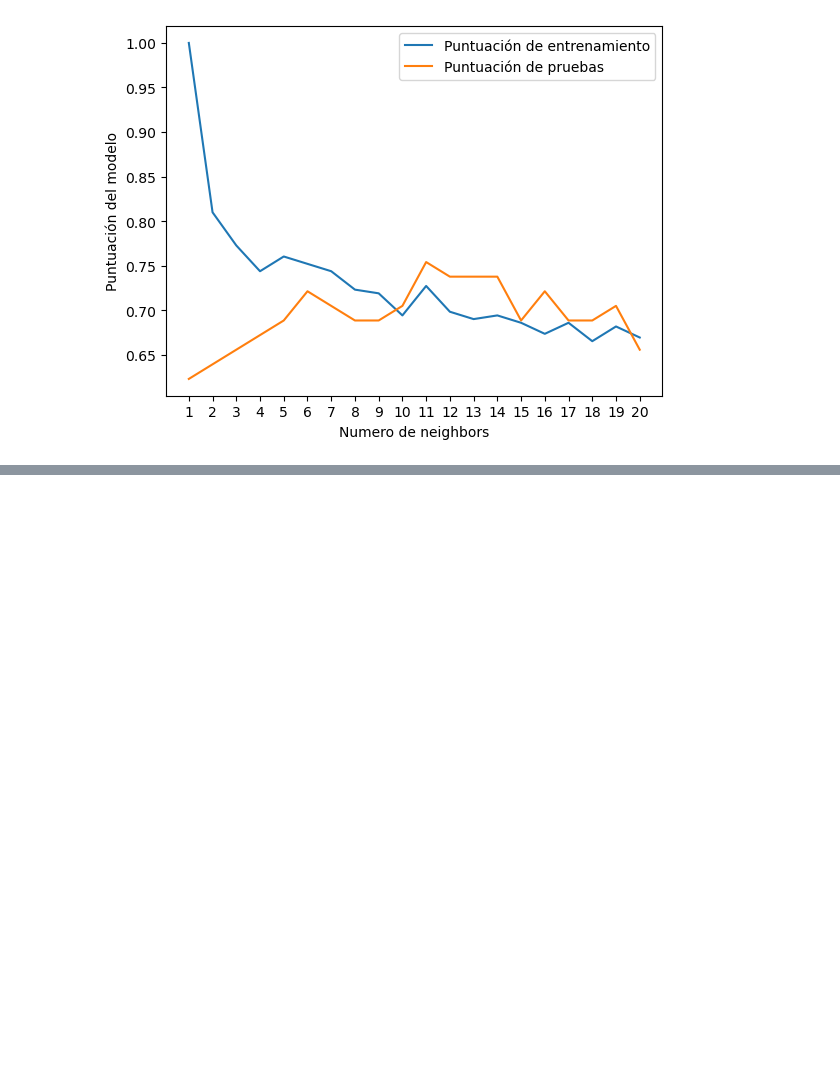
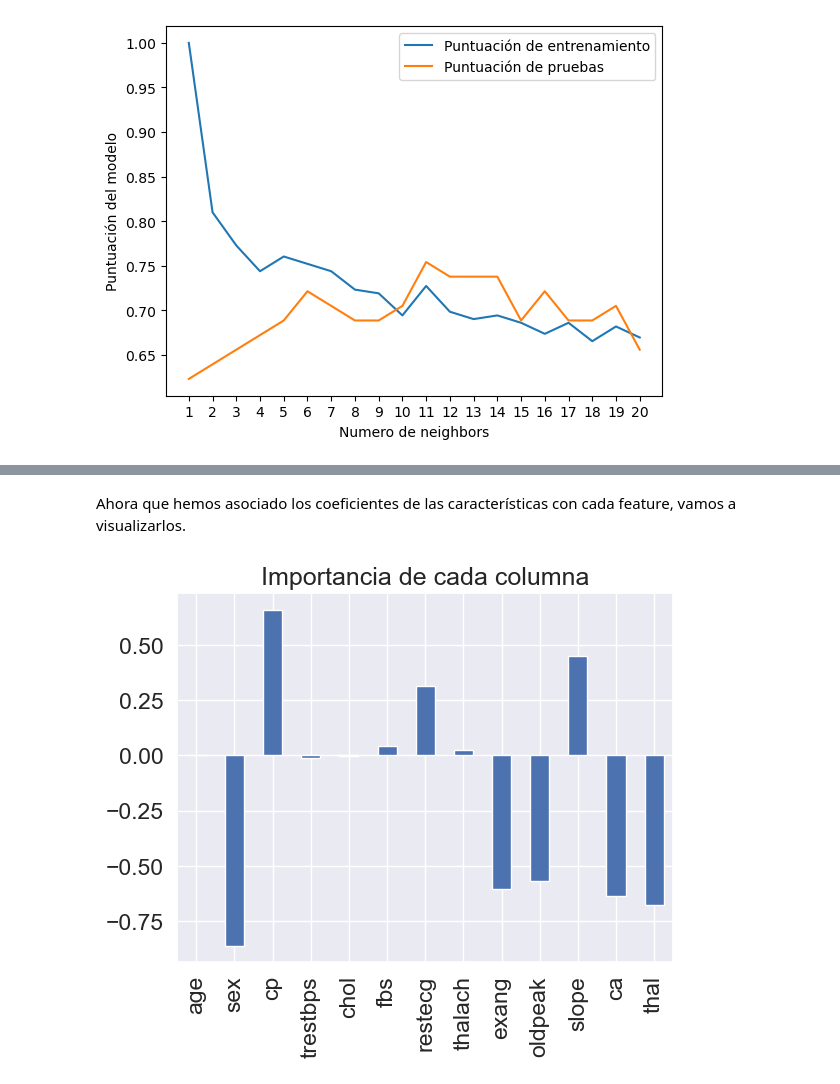
Before and after one commit to jjvemz/ML-and-DL-Bootcamp, a Jupyter notebook: HeartDiseaseProject/end-to-end heart disease predictions.ipynb, the cells around one changed output, grey strips where cells are left out. Saved outputs shown, nothing was run; the diff lists cells and outputs as text; code cells hidden in the pictures; blank space fills up the shorter version.

```diff
--- a/HeartDiseaseProject/end-to-end heart disease predictions.ipynb
+++ b/HeartDiseaseProject/end-to-end heart disease predictions.ipynb
@@ -633,0 +946,5 @@ Maximum KNN score on the test data: 75.41%
+# %%
+clf = LogisticRegression(C=0.20433597178569418,
+                         solver="liblinear")
+
+clf.fit(X_train, y_train);
@@ -633,0 +972,3 @@ Maximum KNN score on the test data: 75.41%
+# %%
+features_dict = dict(zip(df.columns, list(clf.coef_[0])))
+features_dict
@@ -633,0 +989,8 @@ Maximum KNN score on the test data: 75.41%
+# %% [markdown]
+Ahora que hemos asociado los coeficientes de las características con cada feature, vamos a visualizarlos.
+# %%
+#Visualizamos las feature mas importantes
+features_df = pd.DataFrame(features_dict, index=[0])
+features_df.T.plot.bar(title="Importancia de cada columna", legend=False);
+# %% [output]
+[figure, added]
```
Also changed, not shown: parts of 69 cells of this notebook.
